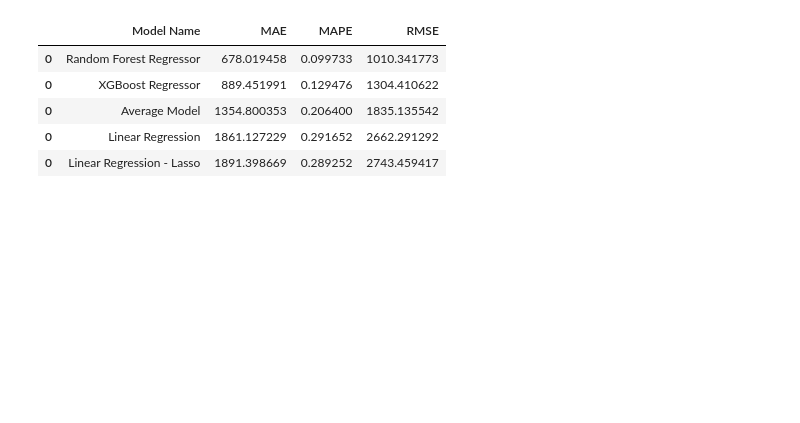
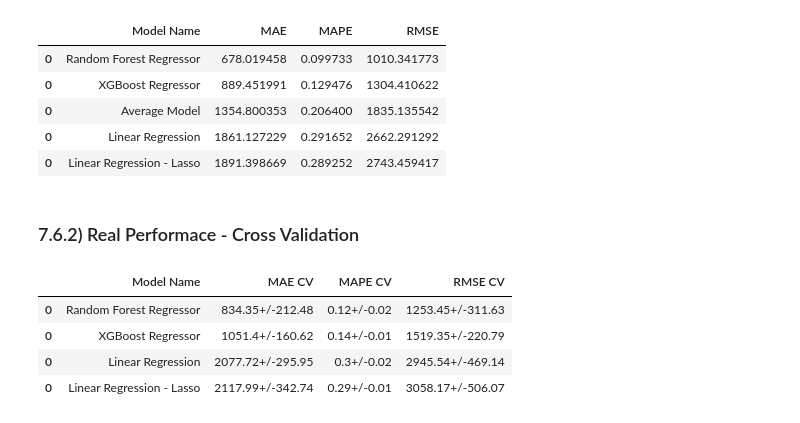
Before and after one commit to FabricioBucher/Rossmann, a Jupyter notebook: m07_v01_store_sales_prediction.ipynb, the cells around one changed output. Saved outputs shown, nothing was run; the diff lists cells and outputs as text; code cells hidden in the pictures; blank space fills up the shorter version.

Commit message:
Realizado o Cross Validation em time series

```diff
--- a/m07_v01_store_sales_prediction.ipynb
+++ b/m07_v01_store_sales_prediction.ipynb
@@ -1065,0 +1123,3 @@ lrr_result
+# %%
+lrr_result_cv = cross_validation(x_training, 5, 'Linear Regression - Lasso', lrr)
+lrr_result_cv
@@ -1067,7 +1130,8 @@ lrr_result
 ## 7.4) Random Forest Regressor
 # %%
 # model
-rf = RandomForestRegressor(n_estimators=100, n_jobs=-1, random_state=7 ).fit( x_train, y_train )
+rf = RandomForestRegressor(n_estimators=100, n_jobs=-1, random_state=7 )
+rf.fit( x_train, y_train )
 
 # prediction
 yhat_rf = rf.predict( x_test )
@@ -1080,0 +1147,3 @@ rf_result
+# %%
+rf_result_cv = cross_validation(x_training, 5, 'Random Forest Regressor', rf)
+rf_result_cv
@@ -1100,0 +1175,3 @@ xgb_result
+# %%
+xgb_result_cv = cross_validation(x_training, 5, 'XGBoost Regressor', model_xgb)
+xgb_result_cv
@@ -1110,3 +1192,14 @@ modeling_result.sort_values('RMSE')
 | 0 | Average Model | 1354.800353 | 0.206400 | 1835.135542 |
 | 0 | Linear Regression | 1861.127229 | 0.291652 | 2662.291292 |
 | 0 | Linear Regression - Lasso | 1891.398669 | 0.289252 | 2743.459417 |
+# %% [markdown]
+### 7.6.2) Real Performace - Cross Validation
+# %%
+modeling_result = pd.concat( [lr_result_cv,lrr_result_cv,rf_result_cv,xgb_result_cv] )
+modeling_result.sort_values('RMSE CV')
+# %% [output]
+|  | Model Name | MAE CV | MAPE CV | RMSE CV |
+| 0 | Random Forest Regressor | 834.35+/-212.48 | 0.12+/-0.02 | 1253.45+/-311.63 |
+| 0 | XGBoost Regressor | 1051.4+/-160.62 | 0.14+/-0.01 | 1519.35+/-220.79 |
+| 0 | Linear Regression | 2077.72+/-295.95 | 0.3+/-0.02 | 2945.54+/-469.14 |
+| 0 | Linear Regression - Lasso | 2117.99+/-342.74 | 0.29+/-0.01 | 3058.17+/-506.07 |
```
Also changed, not shown: parts of 15 cells of this notebook.
